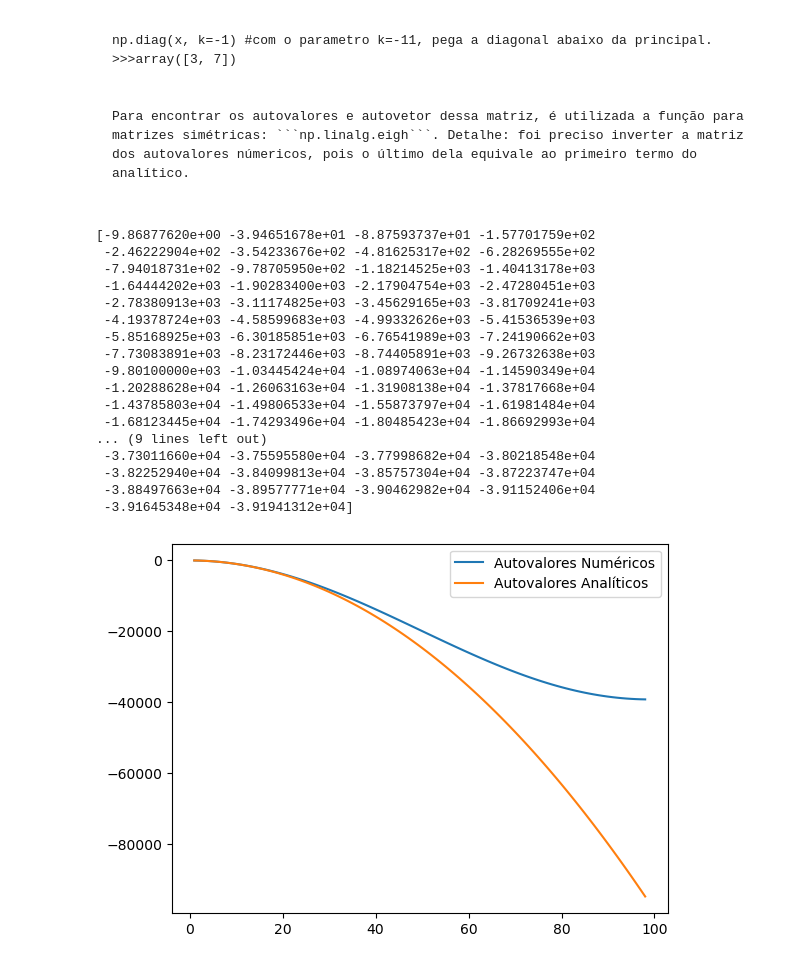
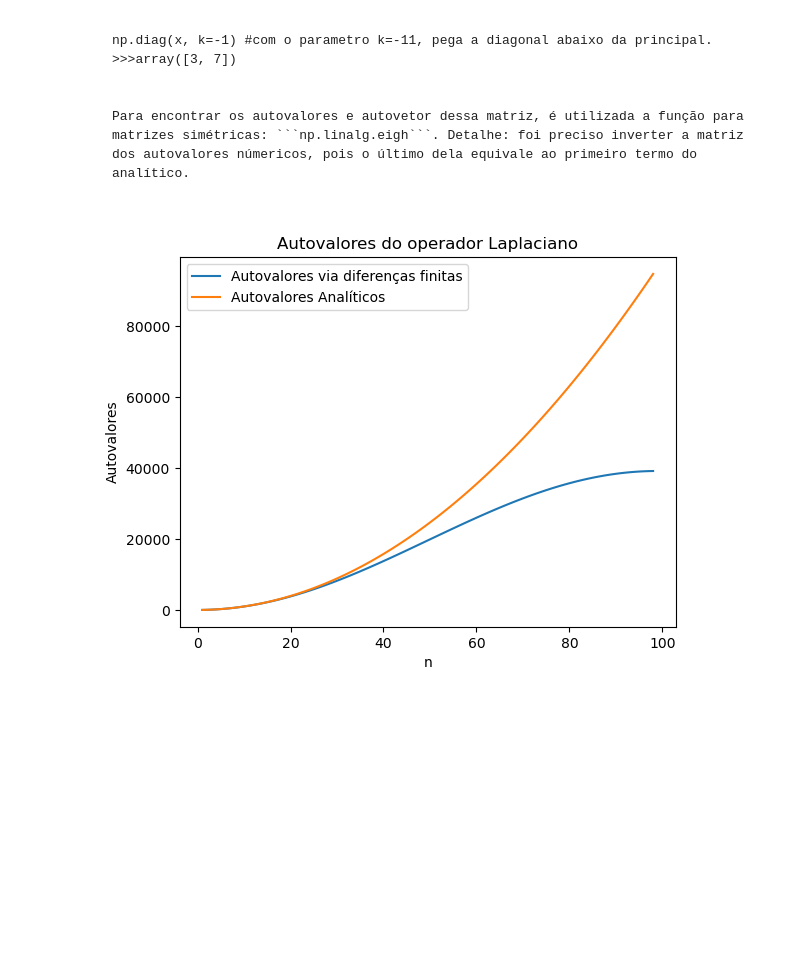
Before and after one commit to JVeloso14/Fisica-computacional-atividades, a Jupyter notebook: atividade 5/Vibrações na corda/atividade_intermediária_3C.ipynb, the cells around one changed output. Saved outputs shown, nothing was run; the diff lists cells and outputs as text; code cells hidden in the pictures; blank space fills up the shorter version.

```diff
--- a/atividade 5/Vibrações na corda/atividade_intermediária_3C.ipynb
+++ b/atividade 5/Vibrações na corda/atividade_intermediária_3C.ipynb
@@ -30,49 +30,33 @@ Para encontrar os autovalores e autovetor dessa matriz, é utilizada a função
 # %%
 
 import numpy as np
 import matplotlib.pyplot as plt
 
 
 N = 100
-L = 1.0
+L = 1
 dx = L / (N - 1)
 
-# Construir a matriz D
+# Definindo a matriz D
 diagonal = -2 * np.ones(N-2)
 diagonal_2 = np.ones(N-3)
-D = (1 / dx**2) * (np.diag(diagonal) + np.diag(diagonal_2, 1) + np.diag(diagonal_2, -1))
+D = (-1 / dx**2) * (np.diag(diagonal) + np.diag(diagonal_2, 1) + np.diag(diagonal_2, -1))
 
-# Calcular autovalores
 autovalores, autovetores = np.linalg.eigh(D)
 
-autovalores_invertido = autovalores[::-1]
-print(autovalores_invertido)
+#print(autovalores)
 
 
 n = np.arange(1, N-1)
-autovalores_analitico = -(n* np.pi/L)**2
+autovalores_analitico = (n* np.pi/L)**2
 #print(autovalores_analitico)
 
-plt.plot(n, autovalores_invertido, label='Autovalores Numéricos')
+plt.plot(n, autovalores, label='Autovalores via diferenças finitas')
 plt.plot(n, autovalores_analitico, label='Autovalores Analíticos')
 plt.legend()
+plt.title('Autovalores do operador Laplaciano')
+plt.xlabel('n')
+plt.ylabel('Autovalores')
 plt.show()
 # %% [output]
-[-9.86877620e+00 -3.94651678e+01 -8.87593737e+01 -1.57701759e+02
- -2.46222904e+02 -3.54233676e+02 -4.81625317e+02 -6.28269555e+02
- -7.94018731e+02 -9.78705950e+02 -1.18214525e+03 -1.40413178e+03
- -1.64444202e+03 -1.90283400e+03 -2.17904754e+03 -2.47280451e+03
- -2.78380913e+03 -3.11174825e+03 -3.45629165e+03 -3.81709241e+03
- -4.19378724e+03 -4.58599683e+03 -4.99332626e+03 -5.41536539e+03
- -5.85168925e+03 -6.30185851e+03 -6.76541989e+03 -7.24190662e+03
- -7.73083891e+03 -8.23172446e+03 -8.74405891e+03 -9.26732638e+03
- -9.80100000e+03 -1.03445424e+04 -1.08974063e+04 -1.14590349e+04
- -1.20288628e+04 -1.26063163e+04 -1.31908138e+04 -1.37817668e+04
- -1.43785803e+04 -1.49806533e+04 -1.55873797e+04 -1.61981484e+04
- -1.68123445e+04 -1.74293496e+04 -1.80485423e+04 -1.86692993e+04
-... (9 lines left out)
- -3.73011660e+04 -3.75595580e+04 -3.77998682e+04 -3.80218548e+04
- -3.82252940e+04 -3.84099813e+04 -3.85757304e+04 -3.87223747e+04
- -3.88497663e+04 -3.89577771e+04 -3.90462982e+04 -3.91152406e+04
- -3.91645348e+04 -3.91941312e+04]
-[figure, old version]
+[figure, new version]
```
Also changed, not shown: 13 other files.
